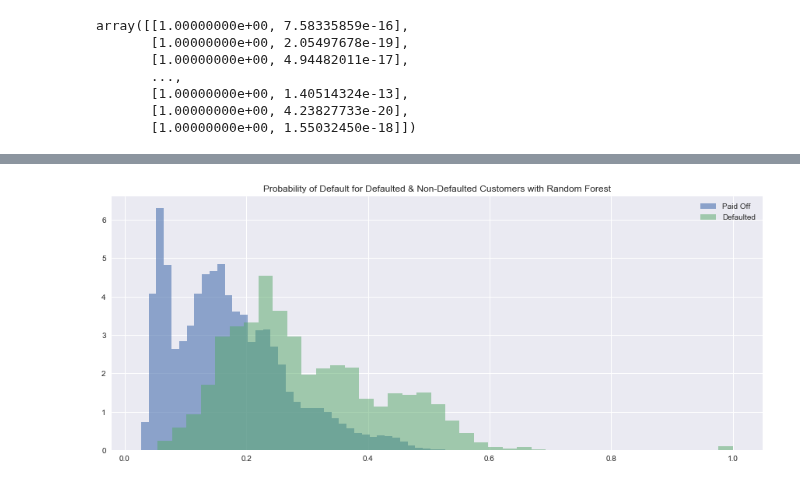
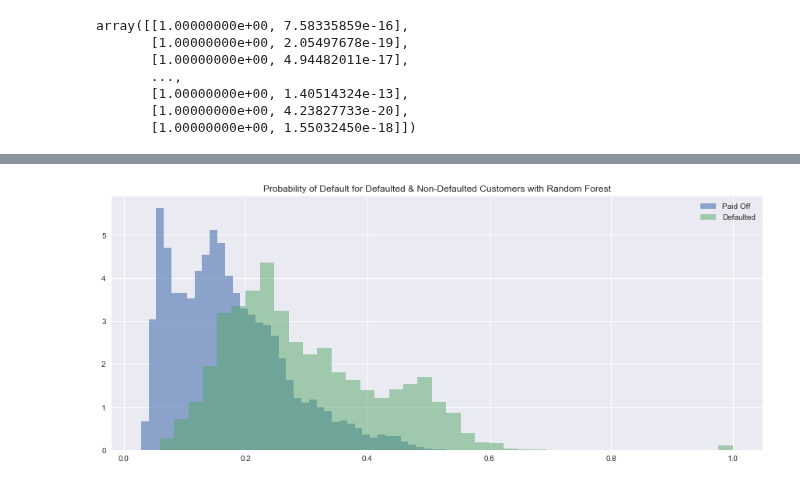
Before and after one commit to bhavenp/209A-FinalProject, a Jupyter notebook: hugo/Initial_LogReg_Model.ipynb, the cells around one changed output, grey strips where cells are left out. Drawn from its saved outputs; the diff is of its cells as text; code cells hidden in the pictures.

```diff
--- a/hugo/Initial_LogReg_Model.ipynb
+++ b/hugo/Initial_LogReg_Model.ipynb
@@ -42,8 +42,15 @@ def format_revol(val):
     return float(percent)/100
 
 new_df['revol_util'] = new_df['revol_util'].map(format_revol, na_action='ignore')
+# %%
+def format_interest(val):
+    percent = val[:-1]
+    return float(percent)/100
+
+new_df['int_rate'] = new_df['int_rate'].map(format_interest, na_action='ignore')
 # %%
 new_df[new_df['revol_util'].isnull()] = np.mean(new_df['revol_util'])
+new_df[new_df['int_rate'].isnull()] = np.mean(new_df['int_rate'])
 # %%
 new_df = new_df[new_df.loan_status != 'Current'];
 # %%
@@ -78,7 +85,7 @@ def split_data(df, cols):
     y = df.paid
     return x, y
 # %%
-cols_to_drop_training = ['loan_status', 'paid']
+cols_to_drop_training = ['loan_status', 'paid', 'int_rate']
 x_train, y_train = split_data(data_train, cols_to_drop_training)
 x_test, y_test = split_data(data_test, cols_to_drop_training)
 # %%
@@ -202,17 +209,17 @@ array([[0.8194025 , 0.1805975 ],
 # %%
 predictions_rf = x_train.copy()
-predictions_rf['pred'] = rf.predict(x_train)
-predictions_rf['proba'] = rf.predict_proba(x_train)[:, 1]
-predictions_rf['true_val'] = y_train
+predictions_rf['pred_train'] = rf.predict(x_train)
+predictions_rf['proba_train'] = rf.predict_proba(x_train)[:, 1]
+predictions_rf['true_val_train'] = y_train
 # %%
 fig = plt.figure(figsize=(15,6));
 ax = plt.subplot(1,1,1);
 
-ax.hist(predictions_rf.loc[predictions_rf.true_val == 0,'proba'], density = True, bins = 40, label='Paid Off', alpha=0.6);
-ax.hist(predictions_rf.loc[predictions_rf.true_val == 1,'proba'], density = True, bins = 40, label='Defaulted', alpha=0.5);
+ax.hist(predictions_rf.loc[predictions_rf.true_val_train == 0,'proba_train'], density = True, bins = 40, label='Paid Off', alpha=0.6);
+ax.hist(predictions_rf.loc[predictions_rf.true_val_train == 1,'proba_train'], density = True, bins = 40, label='Defaulted', alpha=0.5);
 ax.set_title('Probability of Default for Defaulted & Non-Defaulted Customers with Random Forest')
 ax.legend(loc='best')
 
 plt.show()
 # %% [output]
-[figure, old version]
+[figure, new version]
```
Also changed, not shown: parts of 10 cells of this notebook.
